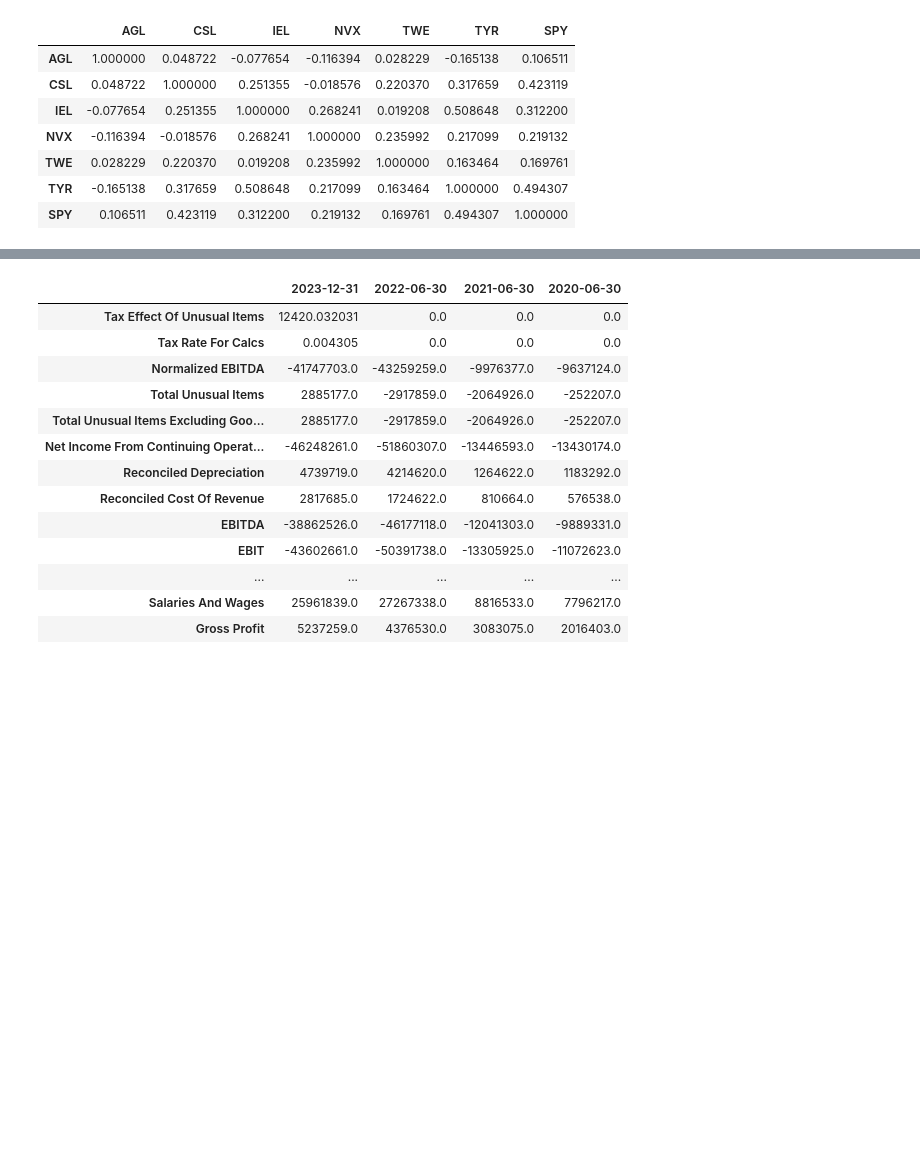
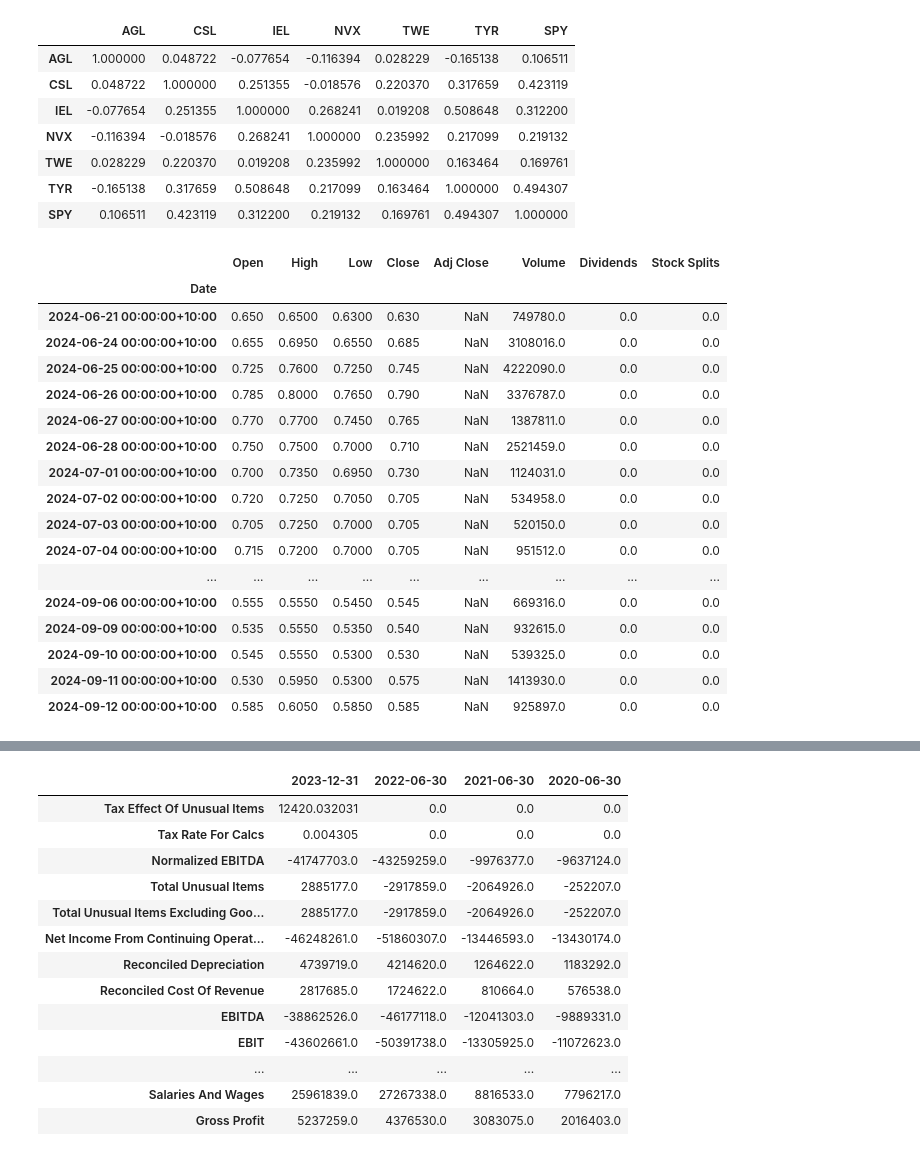
Before and after one commit to TGChenZP/HuangPu_EquityResearchPlatform, a Jupyter notebook: analysis.ipynb, the cells around one changed output, grey strips where cells are left out. Saved outputs shown, nothing was run; the diff lists cells and outputs as text; code cells hidden in the pictures; blank space fills up the shorter version.

```diff
--- a/analysis.ipynb
+++ b/analysis.ipynb
@@ -175,0 +183,21 @@ price_df = yf.Ticker('NVX.AX').history(
+# %%
+historical_prices['NVX'].tail(60)
+# %% [output]
+|  | Open | High | Low | Close | Adj Close | Volume | Dividends | Stock Splits |
+| Date |  |  |  |  |  |  |  |  |
+| 2024-06-21 00:00:00+10:00 | 0.650 | 0.6500 | 0.6300 | 0.630 | NaN | 749780.0 | 0.0 | 0.0 |
+| 2024-06-24 00:00:00+10:00 | 0.655 | 0.6950 | 0.6550 | 0.685 | NaN | 3108016.0 | 0.0 | 0.0 |
+| 2024-06-25 00:00:00+10:00 | 0.725 | 0.7600 | 0.7250 | 0.745 | NaN | 4222090.0 | 0.0 | 0.0 |
+| 2024-06-26 00:00:00+10:00 | 0.785 | 0.8000 | 0.7650 | 0.790 | NaN | 3376787.0 | 0.0 | 0.0 |
+| 2024-06-27 00:00:00+10:00 | 0.770 | 0.7700 | 0.7450 | 0.765 | NaN | 1387811.0 | 0.0 | 0.0 |
+| 2024-06-28 00:00:00+10:00 | 0.750 | 0.7500 | 0.7000 | 0.710 | NaN | 2521459.0 | 0.0 | 0.0 |
+| 2024-07-01 00:00:00+10:00 | 0.700 | 0.7350 | 0.6950 | 0.730 | NaN | 1124031.0 | 0.0 | 0.0 |
+| 2024-07-02 00:00:00+10:00 | 0.720 | 0.7250 | 0.7050 | 0.705 | NaN | 534958.0 | 0.0 | 0.0 |
+| 2024-07-03 00:00:00+10:00 | 0.705 | 0.7250 | 0.7000 | 0.705 | NaN | 520150.0 | 0.0 | 0.0 |
+| 2024-07-04 00:00:00+10:00 | 0.715 | 0.7200 | 0.7000 | 0.705 | NaN | 951512.0 | 0.0 | 0.0 |
+| ... | ... | ... | ... | ... | ... | ... | ... | ... |
+| 2024-09-06 00:00:00+10:00 | 0.555 | 0.5550 | 0.5450 | 0.545 | NaN | 669316.0 | 0.0 | 0.0 |
+| 2024-09-09 00:00:00+10:00 | 0.535 | 0.5550 | 0.5350 | 0.540 | NaN | 932615.0 | 0.0 | 0.0 |
+| 2024-09-10 00:00:00+10:00 | 0.545 | 0.5550 | 0.5300 | 0.530 | NaN | 539325.0 | 0.0 | 0.0 |
+| 2024-09-11 00:00:00+10:00 | 0.530 | 0.5950 | 0.5300 | 0.575 | NaN | 1413930.0 | 0.0 | 0.0 |
+| 2024-09-12 00:00:00+10:00 | 0.585 | 0.6050 | 0.5850 | 0.585 | NaN | 925897.0 | 0.0 | 0.0 |
```
Also changed, not shown: parts of 31 cells of this notebook, 3 other files.
